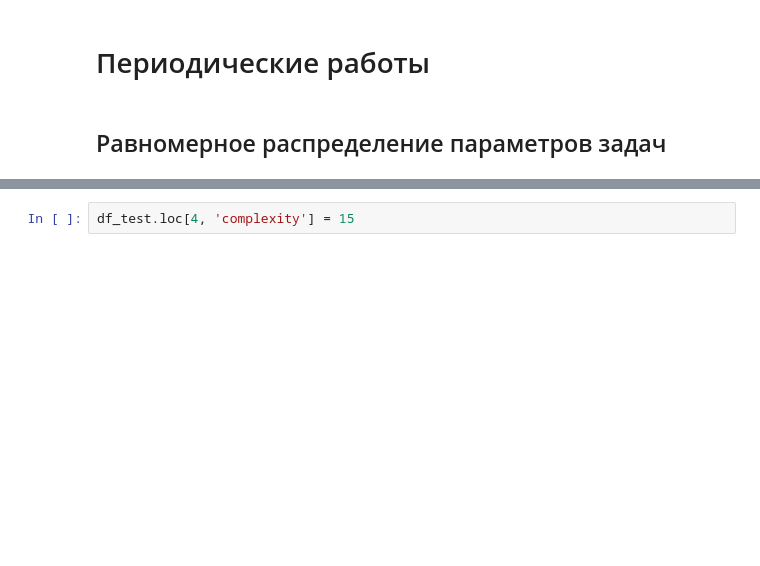
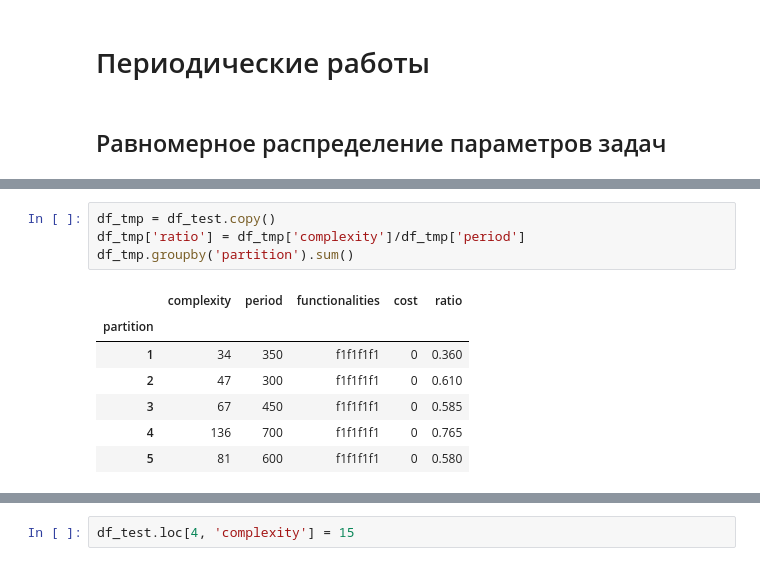
Before and after one commit to Fersol/Static-dynamic-shedule, a Jupyter notebook: generation.ipynb, the cells around one changed output, grey strips where cells are left out. Drawn from its saved outputs; the diff is of its cells as text; blank space fills up the shorter version.

```diff
--- a/generation.ipynb
+++ b/generation.ipynb
@@ -269,3 +281,15 @@ df_test
+# %%
+df_tmp = df_test.copy()
+df_tmp['ratio'] = df_tmp['complexity']/df_tmp['period']
+df_tmp.groupby('partition').sum()
+# %% [output]
+|  | complexity | period | functionalities | cost | ratio |
+| partition |  |  |  |  |  |
+| 1 | 34 | 350 | f1f1f1f1 | 0 | 0.360 |
+| 2 | 47 | 300 | f1f1f1f1 | 0 | 0.610 |
+| 3 | 67 | 450 | f1f1f1f1 | 0 | 0.585 |
+| 4 | 136 | 700 | f1f1f1f1 | 0 | 0.765 |
+| 5 | 81 | 600 | f1f1f1f1 | 0 | 0.580 |
 # %%
 find_features_tasks(df_test)
 # %% [output]
```
Also changed, not shown: parts of 5 cells of this notebook, 2 other files.
